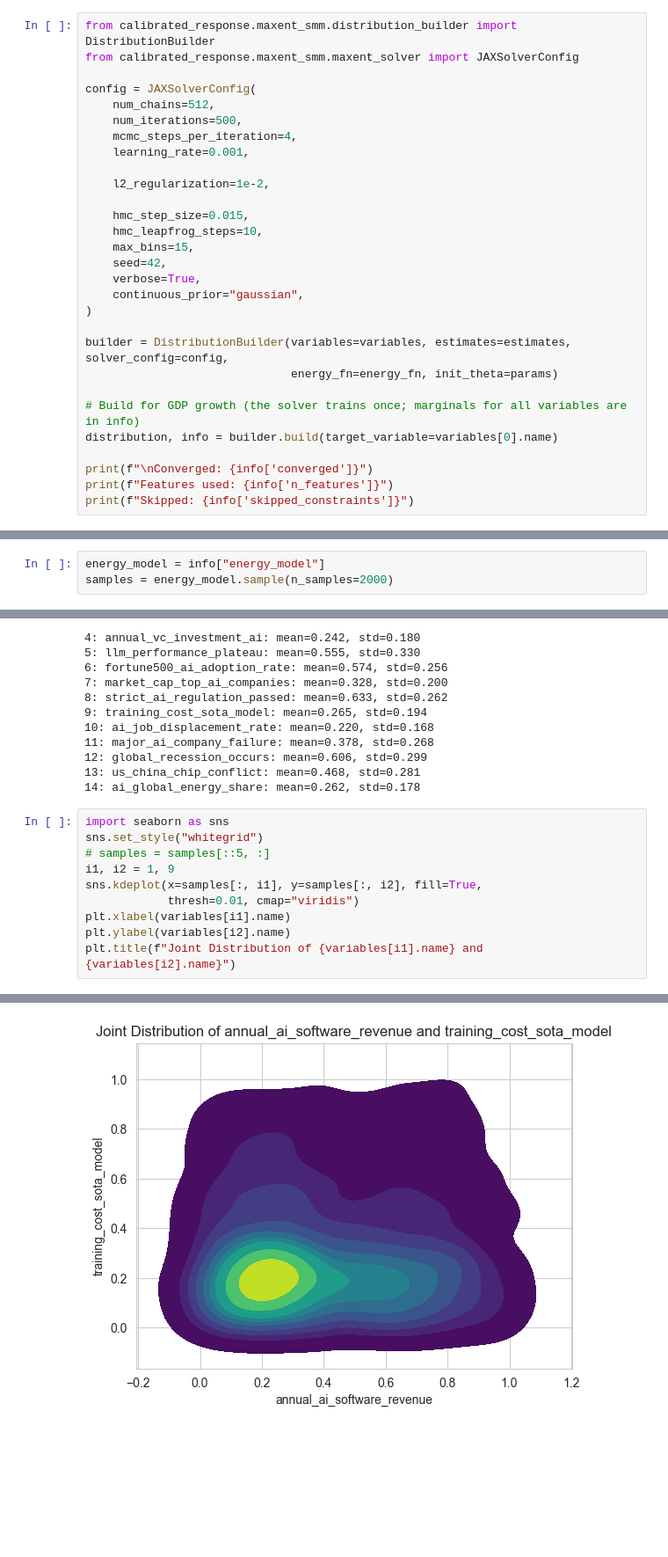
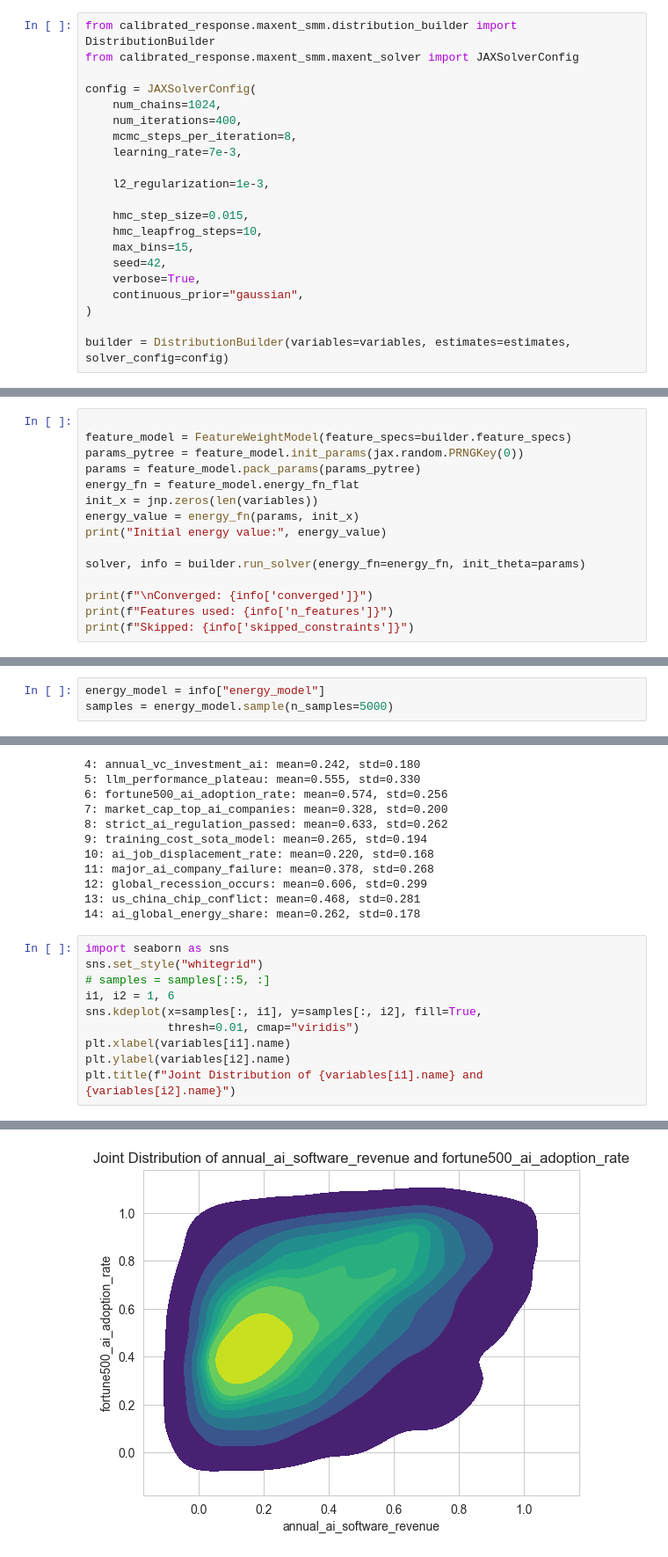
Before and after one commit to amdson/calibrated_response, a Jupyter notebook: examples/maxent_smm_pipeline.ipynb, the cells around one changed output, grey strips where cells are left out. Shown at 88% size. Saved outputs shown, nothing was run; the diff lists cells and outputs as text; blank space fills up the shorter version.

Commit message:
generalized some energy models

```diff
--- a/examples/maxent_smm_pipeline.ipynb
+++ b/examples/maxent_smm_pipeline.ipynb
@@ -57,12 +51,12 @@ from calibrated_response.maxent_smm.distribution_builder import DistributionBuil
 from calibrated_response.maxent_smm.maxent_solver import JAXSolverConfig
 
 config = JAXSolverConfig(
-    num_chains=512,
-    num_iterations=500,
-    mcmc_steps_per_iteration=4,
-    learning_rate=0.001,
+    num_chains=1024,
+    num_iterations=400,
+    mcmc_steps_per_iteration=8,
+    learning_rate=7e-3,
 
-    l2_regularization=1e-2,
+    l2_regularization=1e-3,
 
     hmc_step_size=0.015,
     hmc_leapfrog_steps=10,
@@ -72,12 +66,4 @@ config = JAXSolverConfig(
     continuous_prior="gaussian",
 )
 
-builder = DistributionBuilder(variables=variables, estimates=estimates, solver_config=config,
-                              energy_fn=energy_fn, init_theta=params)
-
-# Build for GDP growth (the solver trains once; marginals for all variables are in info)
-distribution, info = builder.build(target_variable=variables[0].name)
-
-print(f"\nConverged: {info['converged']}")
-print(f"Features used: {info['n_features']}")
-print(f"Skipped: {info['skipped_constraints']}")
+builder = DistributionBuilder(variables=variables, estimates=estimates, solver_config=config)
@@ -99,0 +70,15 @@ Skipped: []
+# %%
+
+feature_model = FeatureWeightModel(feature_specs=builder.feature_specs)
+params_pytree = feature_model.init_params(jax.random.PRNGKey(0))
+params = feature_model.pack_params(params_pytree)
+energy_fn = feature_model.energy_fn_flat
+init_x = jnp.zeros(len(variables))
+energy_value = energy_fn(params, init_x)
+print("Initial energy value:", energy_value)
+
+solver, info = builder.run_solver(energy_fn=energy_fn, init_theta=params)
+
+print(f"\nConverged: {info['converged']}")
+print(f"Features used: {info['n_features']}")
+print(f"Skipped: {info['skipped_constraints']}")
@@ -163,6 +163,6 @@ for i, (err, est) in enumerate(el):
 # %%
 energy_model = info["energy_model"]
-samples = energy_model.sample(n_samples=2000)
+samples = energy_model.sample(n_samples=5000)
 # %%
 #calculate sample correlation matrix and plot as heatmap
 import seaborn as sns
@@ -289,7 +289,7 @@ for i, var in enumerate(variables):
 import seaborn as sns
 sns.set_style("whitegrid")
 # samples = samples[::5, :]
-i1, i2 = 1, 9
+i1, i2 = 1, 6
 sns.kdeplot(x=samples[:, i1], y=samples[:, i2], fill=True,
             thresh=0.01, cmap="viridis")
 plt.xlabel(variables[i1].name)
@@ -300 +300 @@ Text(0.5, 1.0, 'Joint Distribution of annual_ai_software_revenue and training_co
-[figure, old version]
+[figure, new version]
```
Also changed, not shown: parts of 11 cells of this notebook, 3 other files.
